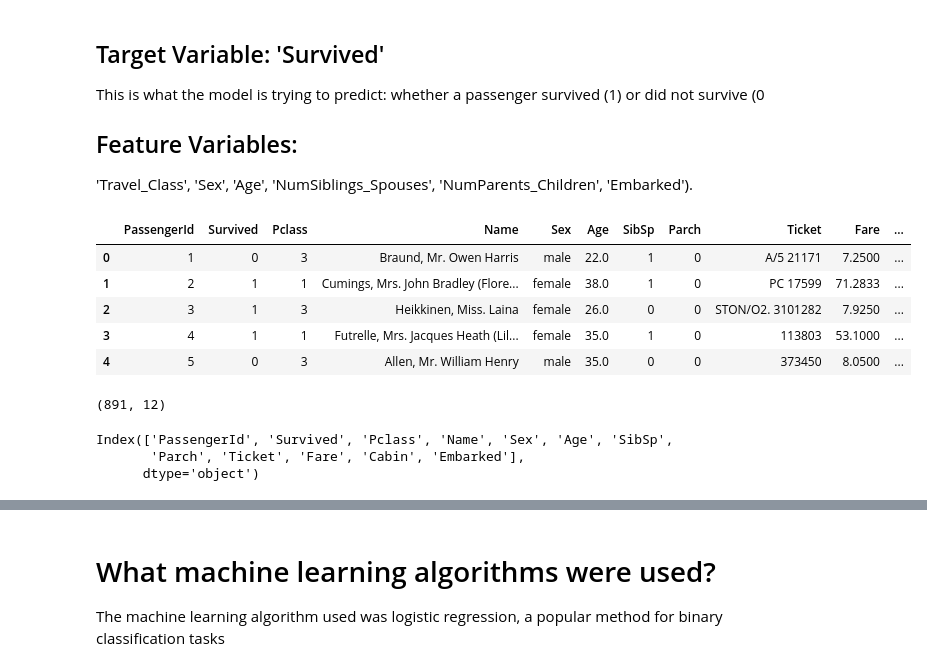
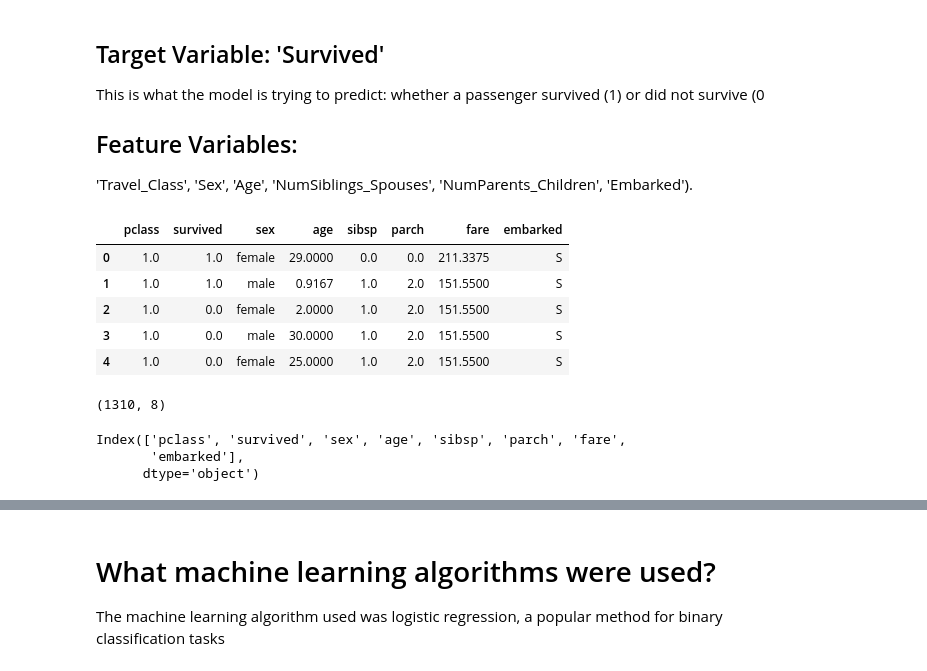
Before and after one commit to koto253/Data_Science_Portfolio, a Jupyter notebook: Titanic_Data_Analysis/titanic_data_analysis.ipynb, the cells around one changed output, grey strips where cells are left out. Drawn from its saved outputs; the diff is of its cells as text; code cells hidden in the pictures.

```diff
--- a/Titanic_Data_Analysis/titanic_data_analysis.ipynb
+++ b/Titanic_Data_Analysis/titanic_data_analysis.ipynb
@@ -17,22 +17,22 @@ import numpy as np
 import matplotlib.pyplot as plt
 import seaborn as sns
 # %%
-df = pd.read_csv('../Dataset/titanic.csv')
+df = pd.read_csv('../Dataset/titanic2.csv')
 df.head()
 # %% [output]
-|  | PassengerId | Survived | Pclass | Name | Sex | Age | SibSp | Parch | Ticket | Fare | ... |
-| 0 | 1 | 0 | 3 | Braund, Mr. Owen Harris | male | 22.0 | 1 | 0 | A/5 21171 | 7.2500 | ... |
-| 1 | 2 | 1 | 1 | Cumings, Mrs. John Bradley (Flore... | female | 38.0 | 1 | 0 | PC 17599 | 71.2833 | ... |
-| 2 | 3 | 1 | 3 | Heikkinen, Miss. Laina | female | 26.0 | 0 | 0 | STON/O2. 3101282 | 7.9250 | ... |
-| 3 | 4 | 1 | 1 | Futrelle, Mrs. Jacques Heath (Lil... | female | 35.0 | 1 | 0 | 113803 | 53.1000 | ... |
-| 4 | 5 | 0 | 3 | Allen, Mr. William Henry | male | 35.0 | 0 | 0 | 373450 | 8.0500 | ... |
+|  | pclass | survived | sex | age | sibsp | parch | fare | embarked |
+| 0 | 1.0 | 1.0 | female | 29.0000 | 0.0 | 0.0 | 211.3375 | S |
+| 1 | 1.0 | 1.0 | male | 0.9167 | 1.0 | 2.0 | 151.5500 | S |
+| 2 | 1.0 | 0.0 | female | 2.0000 | 1.0 | 2.0 | 151.5500 | S |
+| 3 | 1.0 | 0.0 | male | 30.0000 | 1.0 | 2.0 | 151.5500 | S |
+| 4 | 1.0 | 0.0 | female | 25.0000 | 1.0 | 2.0 | 151.5500 | S |
 # %%
 df.shape
 # %% [output]
-(891, 12)
+(1310, 8)
 # %%
 df.columns
 # %% [output]
-Index(['PassengerId', 'Survived', 'Pclass', 'Name', 'Sex', 'Age', 'SibSp',
-       'Parch', 'Ticket', 'Fare', 'Cabin', 'Embarked'],
+Index(['pclass', 'survived', 'sex', 'age', 'sibsp', 'parch', 'fare',
+       'embarked'],
       dtype='object')
```
Also changed, not shown: parts of 61 cells of this notebook, 2 other files.
